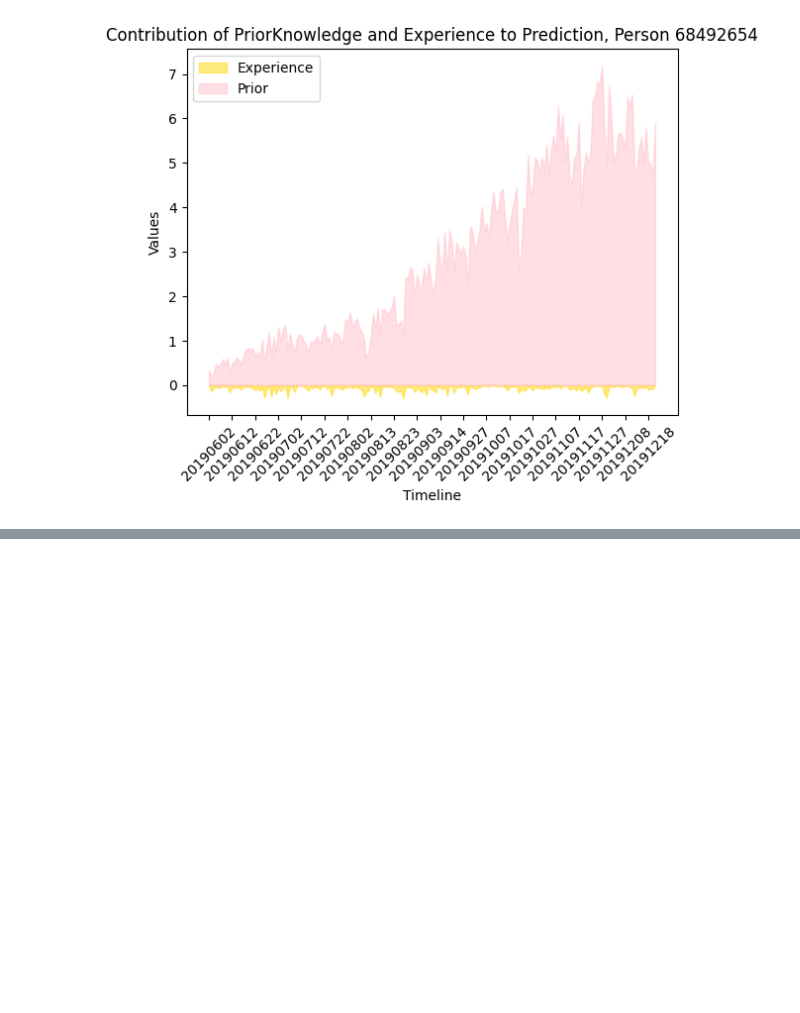
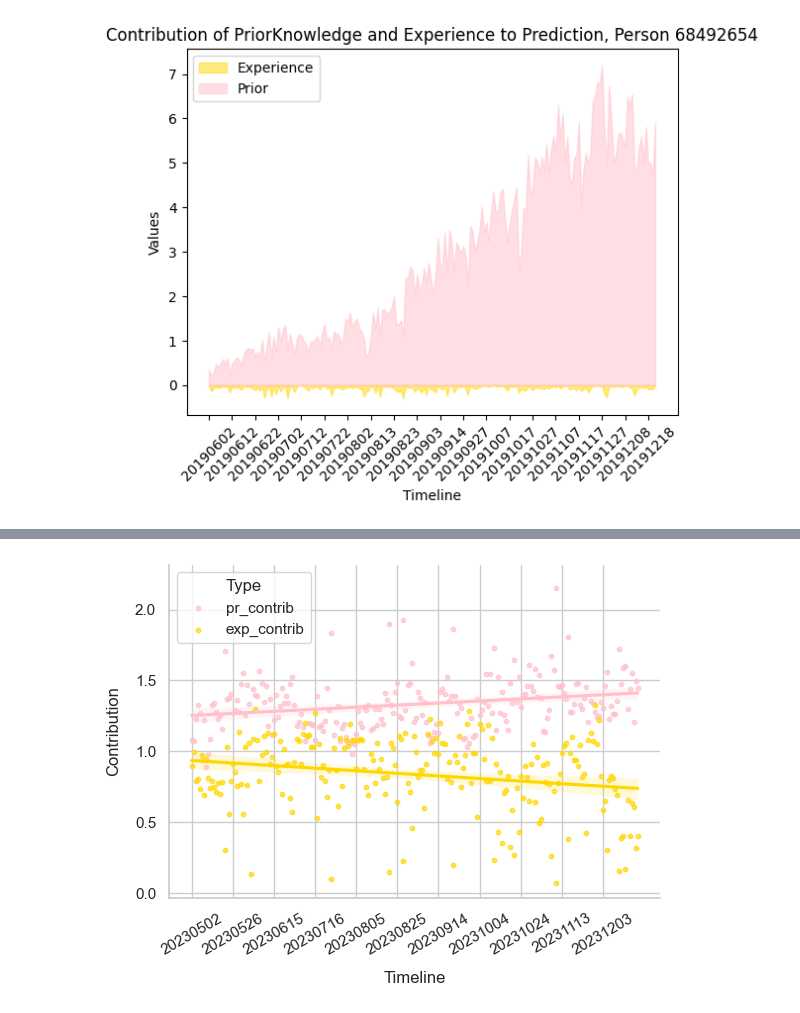
Before and after one commit to BoyangL1/spatial_cognitive, a Jupyter notebook: Analysis/Explain.ipynb, the cells around one changed output, grey strips where cells are left out. Drawn from its saved outputs; the diff is of its cells as text; code cells hidden in the pictures; blank space fills up the shorter version.

```diff
--- a/Analysis/Explain.ipynb
+++ b/Analysis/Explain.ipynb
@@ -396,0 +491,23 @@ with open(reward_res_path, 'rb') as f:
+# %%
+# 绘制散点图
+df = intepret.reset_index()
+datelist = df.date.tolist()
+datelist = [str(d) for d in datelist]
+# 导入seaborn
+import seaborn as sns
+sns.set_theme(style="whitegrid")
+# 绘制散点图并且拟合曲线
+df = df.melt(id_vars=['index', 'date'])
+g = sns.lmplot(data=df, x="index", y="value", hue="variable", legend=True,
+               palette=['pink', 'gold'], scatter_kws={"s": 10, "alpha": 0.7},
+               facet_kws={"legend_out": False})
+# 修改图长宽比为3比2
+g.set_axis_labels("Timeline", "Contribution", labelpad=10)
+plt.gcf().set_size_inches(6, 4)
+# 图例放到下方 平铺
+xset = np.arange(0, len(datelist), 20, dtype=int)
+plt.gca().set_xticks(xset)
+g.set_xticklabels([datelist[i] for i in xset], rotation=30,)
+g.legend.set_title("Type")
+# %% [output]
+[figure, added]
```
Also changed, not shown: parts of 22 cells of this notebook.
